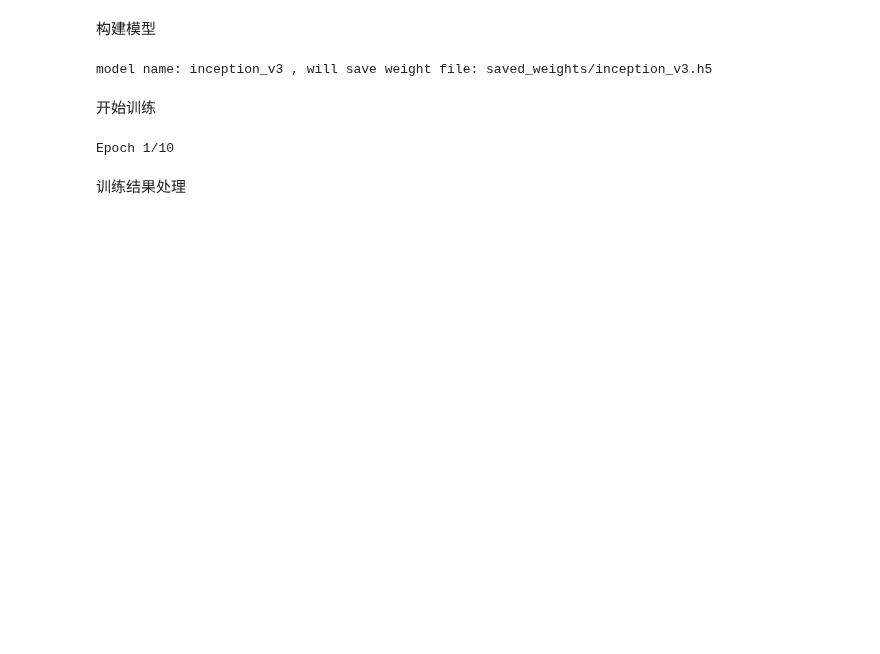
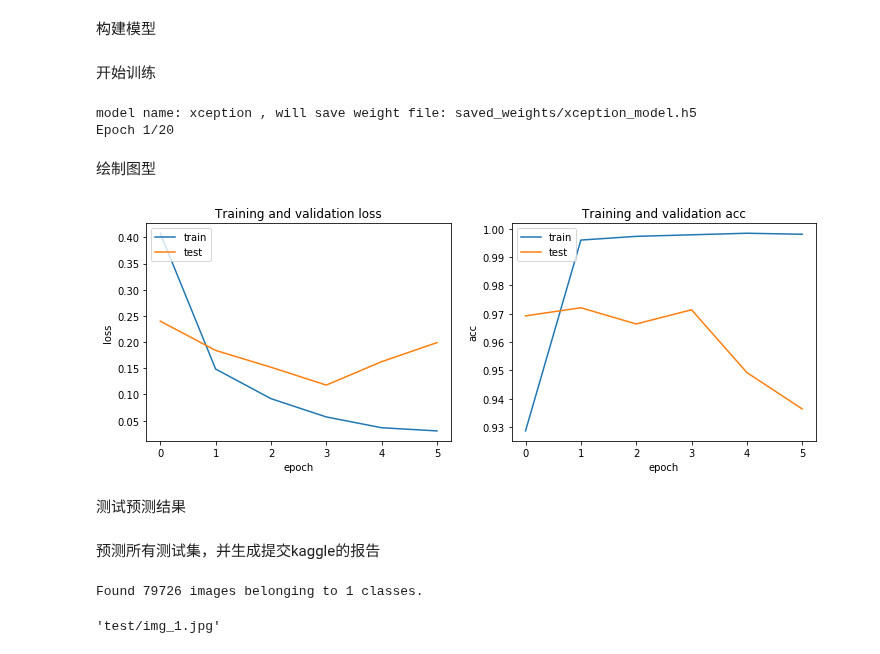
Before and after one commit to edwardpan/udacity_homework, a Jupyter notebook: machinelearning2/graduation_project/xception.ipynb, the cells around one changed output. Cells and saved outputs as stored; diff of their text form; code cells hidden in the pictures; blank space fills up the shorter version.

```diff
--- a/machinelearning2/graduation_project/xception.ipynb
+++ b/machinelearning2/graduation_project/xception.ipynb
@@ -85,5 +36,9 @@ def link_imgs(target_dir, X, y):
 # %% [markdown]
 图片预处理
+# %%
+# 图像生成器输出的图像大小
+out_image_size = (299, 299)
+batch_size = 32
 # %%
 # 训练集图像生成器
 train_datagen = ImageDataGenerator(
@@ -144,21 +80,24 @@ base_model = Xception(weights='imagenet', include_top=False)
 x = base_model.output
 x = GlobalAveragePooling2D()(x)
 x = Dropout(0.5)(x)
-predictions = Dense(10, activation='softmax', kernel_regularizer=l2(0.01))(x)
+predictions = Dense(10, activation='softmax', use_bias=False, kernel_regularizer=l2(0.01))(x)
 
 model = Model(inputs=base_model.input, outputs=predictions, name=base_model.name)
 
-model.compile(optimizer="adam", loss='categorical_crossentropy', metrics=['accuracy'])
+op = Adam(lr=0.00005, decay=2e-8)
+model.compile(optimizer=op, loss='categorical_crossentropy', metrics=['accuracy'])
-# %% [output]
-model name: inception_v3 , will save weight file: saved_weights/inception_v3.h5
 # %% [markdown]
 开始训练
 # %%
 # 训练代数
-epochs = 10
+epochs = 20
 
-callbacks = [EarlyStopping(monitor="val_loss", verbose=1, mode="min",
-                              min_delta=0.0003, patience=3)]
+save_file = saved_weights + '/' + model.name + '_model.h5'
+print("model name:", model.name, ", will save weight file:", save_file)
+callbacks = [
+    ModelCheckpoint(save_file, monitor="val_loss", mode="min", save_best_only=True, verbose=1, period=1),
+    EarlyStopping(monitor="val_loss", verbose=1, mode="min", min_delta=0.0005, patience=3)
+]
 
 history = model.fit_generator(
     train_generator,
@@ -166,6 +105,5 @@ history = model.fit_generator(
     callbacks=callbacks,
     validation_data=val_generator)
 # %% [output]
-Epoch 1/10
+model name: xception , will save weight file: saved_weights/xception_model.h5
+Epoch 1/20
-# %% [markdown]
-训练结果处理
@@ -193,0 +110,27 @@ plt.show()
+# %% [markdown]
+绘制图型
+# %%
+# 绘制图型
+plt.figure(figsize=(12, 4))
+
+plt.subplot(1, 2, 1)
+plt.title('Training and validation loss')
+plt.ylabel('loss')
+plt.xlabel('epoch')
+plt.plot(history.history['loss'])
+plt.plot(history.history['val_loss'])
+plt.legend(['train', 'test'], loc='upper left')
+
+plt.subplot(1, 2, 2)
+plt.plot(history.history['acc'])
+plt.plot(history.history['val_acc'])
+plt.title('Training and validation acc')
+plt.ylabel('acc')
+plt.xlabel('epoch')
+plt.legend(['train', 'test'], loc='upper left')
+
+plt.show()
+# %% [output]
+[figure, added]
+# %% [markdown]
+测试预测结果
@@ -193,0 +141,13 @@ plt.show()
+# %% [markdown]
+预测所有测试集，并生成提交kaggle的报告
+# %%
+test_datagen = ImageDataGenerator(preprocessing_function=preprocess_input, rescale=1./255)
+pred_batch_size=128
+
+test_generator = test_datagen.flow_from_directory(test_dir, out_image_size, shuffle=False,
+                                             batch_size=pred_batch_size, class_mode=None)
+
+test_generator.filenames[0]
+# %% [output]
+Found 79726 images belonging to 1 classes.
+'test/img_1.jpg'
```
Also changed, not shown: parts of 20 cells of this notebook, 2 other files.
